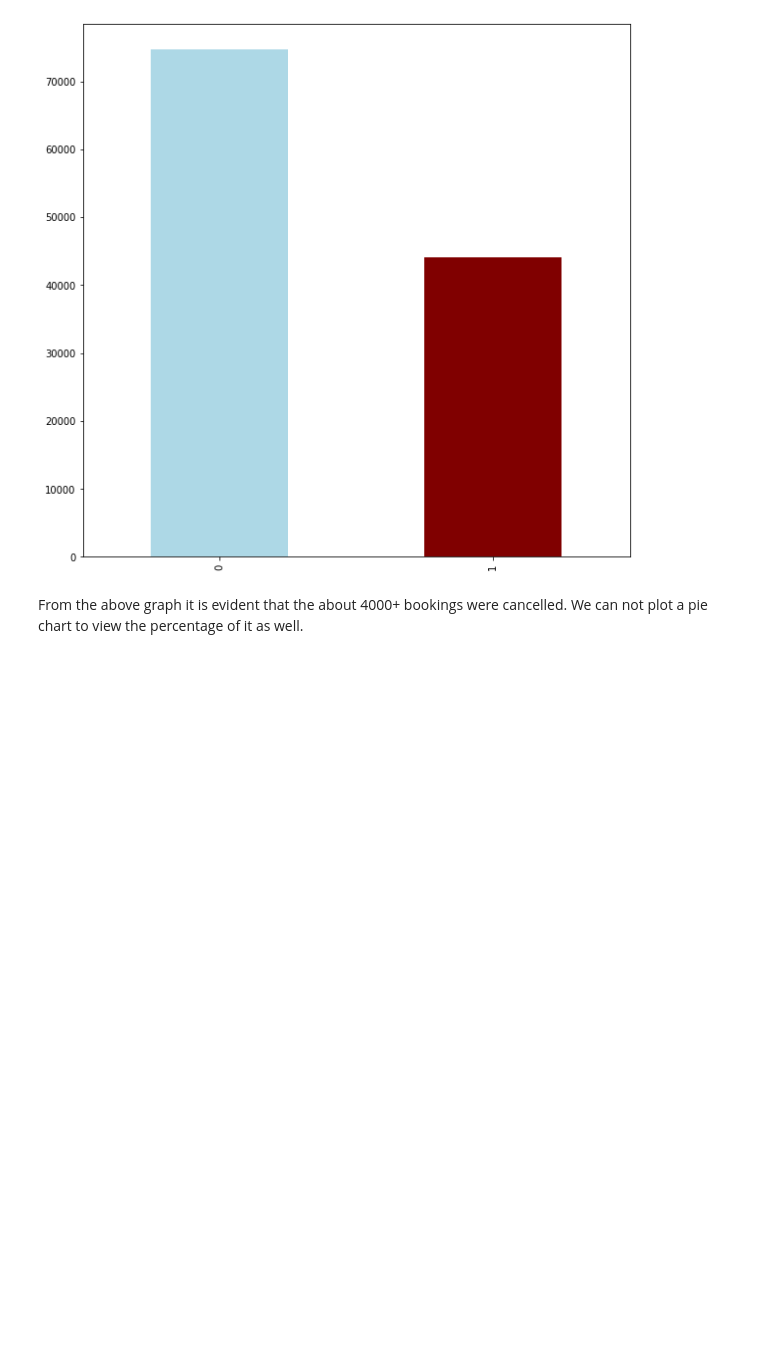
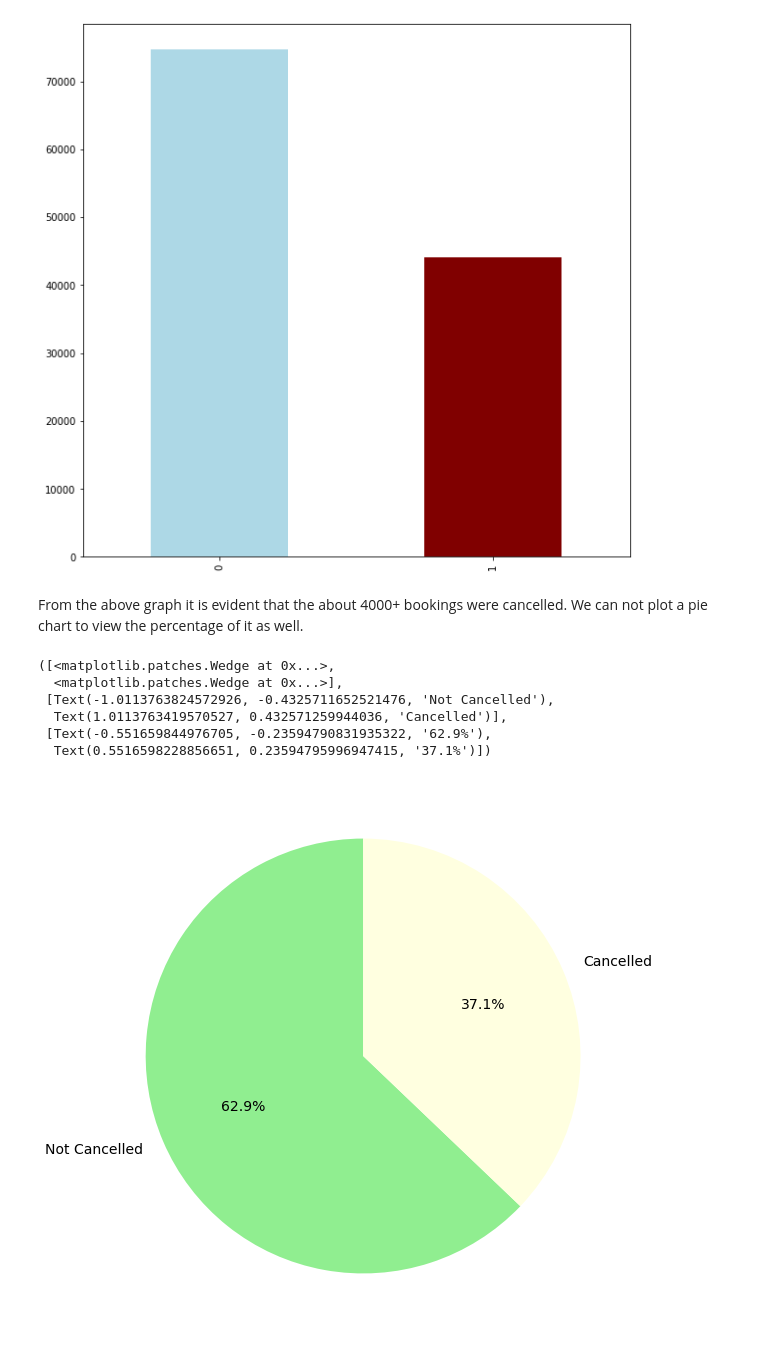
Before and after one commit to V-dit/EDA-hotel-booking-analysis, a Jupyter notebook: Hotel_Booking_Analysis_Capstone_Project.ipynb, the cells around one changed output. Cells and saved outputs as stored; diff of their text form; code cells hidden in the pictures; blank space fills up the shorter version.

```diff
--- a/Hotel_Booking_Analysis_Capstone_Project.ipynb
+++ b/Hotel_Booking_Analysis_Capstone_Project.ipynb
@@ -326,0 +325,15 @@ From the above graph it is evident that the about 4000+ bookings were cancelled.
+# %%
+# Plotting the pie chart to view percentage of cancellation.
+plt.rcParams['figure.figsize'] = 10,10
+labels = ['Not Cancelled', 'Cancelled']
+sizes = cancellation_data.value_counts().tolist()
+colors = ['lightgreen','lightyellow']
+plt.pie(sizes, labels = labels, colors=colors, autopct='%1.1f%%',startangle=90, textprops={'fontsize': 14})
+# %% [output]
+([<matplotlib.patches.Wedge at 0x...>,
+  <matplotlib.patches.Wedge at 0x...>],
+ [Text(-1.0113763824572926, -0.4325711652521476, 'Not Cancelled'),
+  Text(1.0113763419570527, 0.432571259944036, 'Cancelled')],
+ [Text(-0.551659844976705, -0.23594790831935322, '62.9%'),
+  Text(0.5516598228856651, 0.23594795996947415, '37.1%')])
+[figure, added]
```
Also changed, not shown: parts of 5 cells of this notebook.
